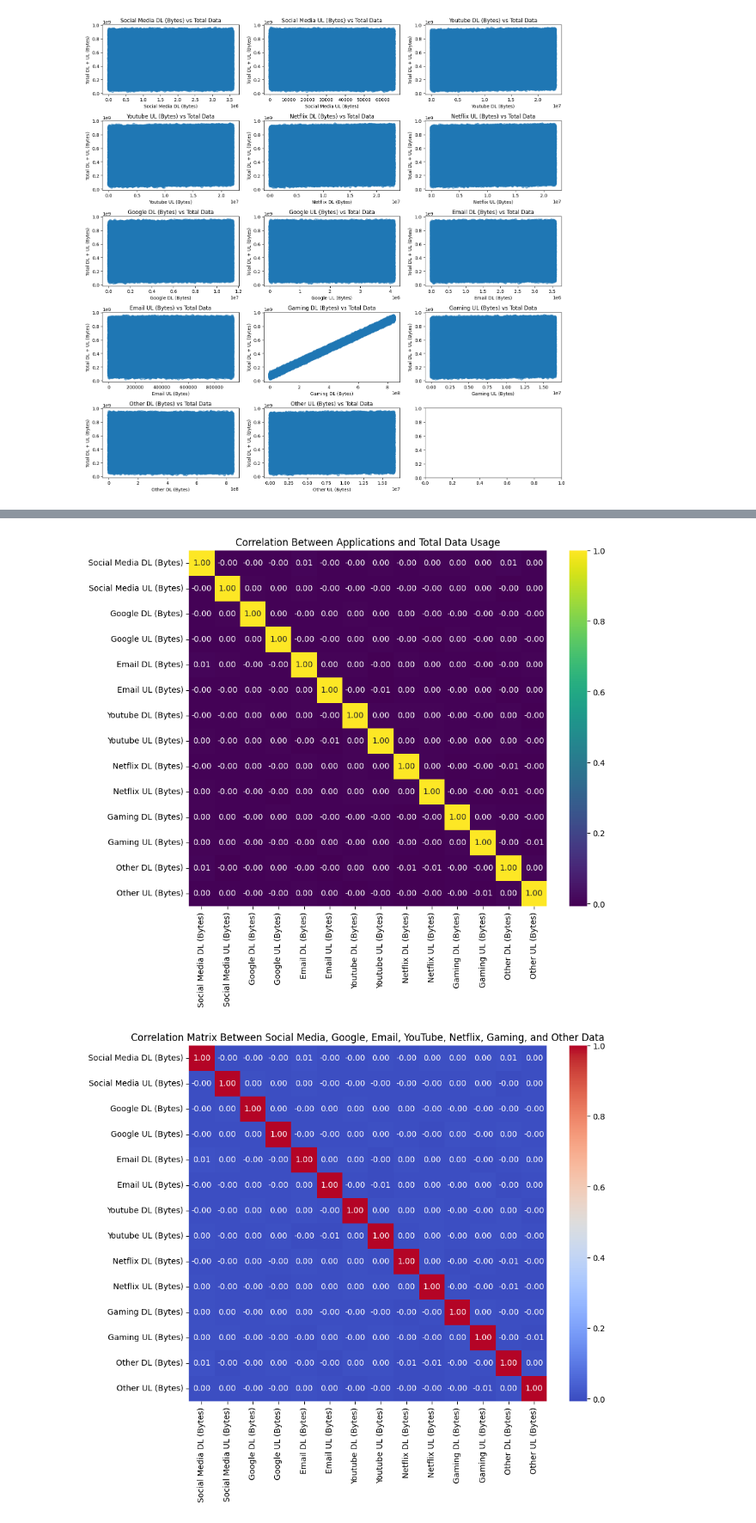
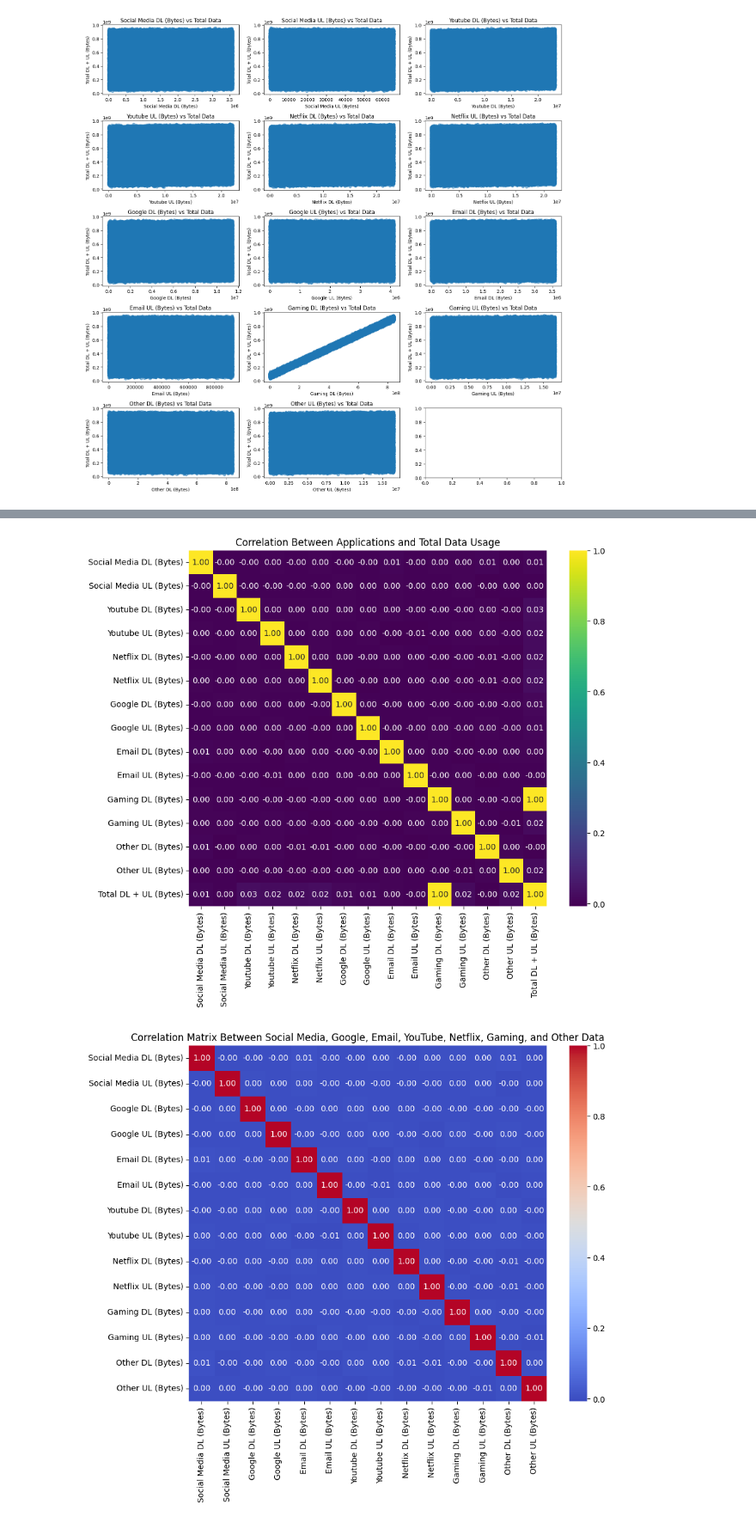
Before and after one commit to Ephrem0001/Telecommunication-dataset-analysis, a Jupyter notebook: notebooks/User_Overview_Analysis.ipynb, the cells around one changed output, grey strips where cells are left out. Shown at 86% size. Cells and saved outputs as stored; diff of their text form; code cells hidden in the pictures.

```diff
--- a/notebooks/User_Overview_Analysis.ipynb
+++ b/notebooks/User_Overview_Analysis.ipynb
@@ -465,11 +426,17 @@ Notes:
 [2] The condition number is large, 2.69e+07. This might indicate that there are
 strong multicollinearity or other numerical problems.
 # %%
+# Select the application columns and total data usage for correlation analysis
+correlation_data = df_cleaned[applications + ['Total DL + UL (Bytes)']]
+
+# Compute correlation matrix
+correlation_matrix = correlation_data.corr()
+
 # Plot the heatmap to visualize all correlations
 plt.figure(figsize=(10, 8))
 sns.heatmap(correlation_matrix, annot=True, cmap='viridis', fmt='.2f')
 plt.title('Correlation Between Applications and Total Data Usage')
 plt.show()
 # %% [output]
-[figure, old version]
+[figure, new version]
 # %%
```
Also changed, not shown: parts of 10 cells of this notebook.
